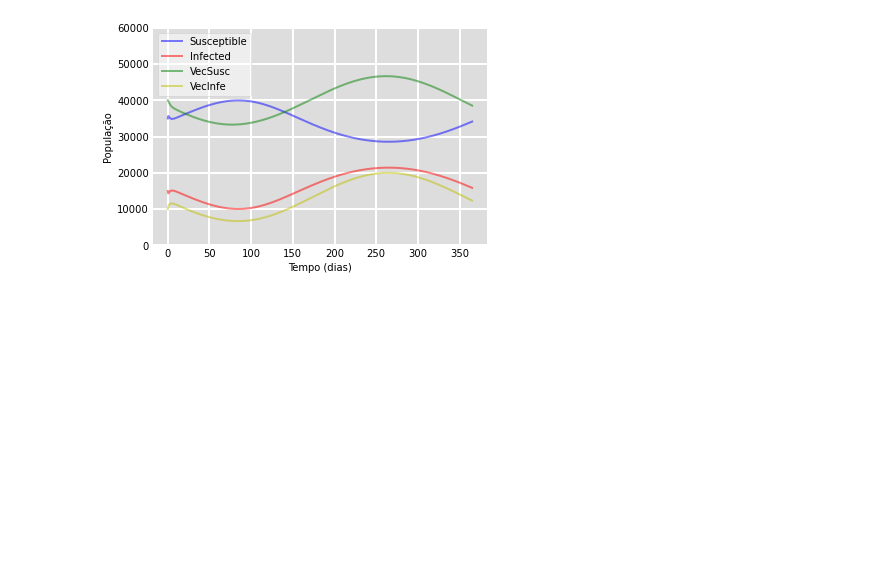
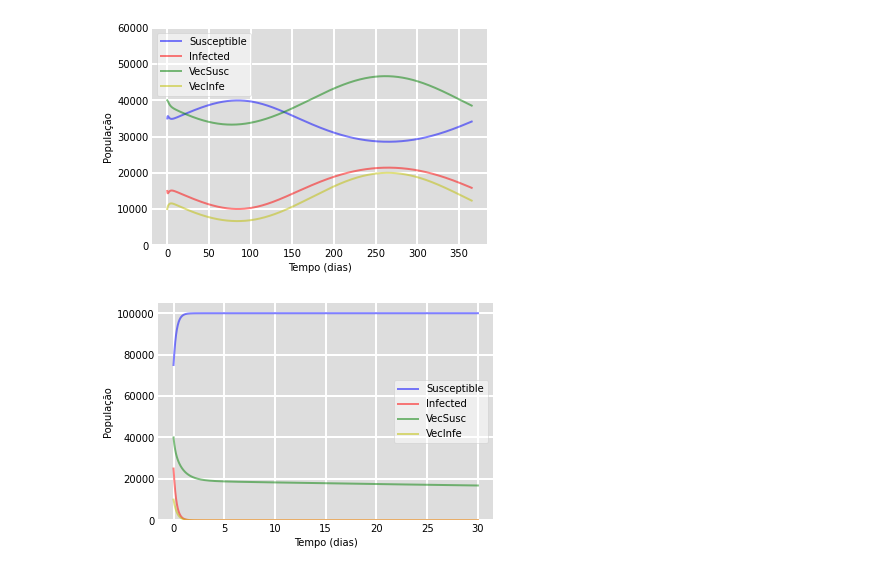
Before and after one commit to Bissiatti/Modelagem-Bio, a Jupyter notebook: plots.ipynb, the cells around one changed output. Cells and saved outputs as stored; diff of their text form; code cells hidden in the pictures; blank space fills up the shorter version.

```diff
--- a/plots.ipynb
+++ b/plots.ipynb
@@ -115,3 +123,67 @@ for spine in ('top', 'right', 'bottom', 'left'):
 plt.show()
 # %% [output]
 [figure]
+# %%
+# Implements cossin function to change the max
+# capacity of mosquitoes in the year
+def k_anual(x):
+    kmax = 100000
+    k0 = 60000
+    dia0 = 80
+    y = math.pi + (x-dia0)*2*math.pi/365
+    return (kmax + k0 + (kmax-k0)*math.cos(y))/2
+
+# Total human population, H.
+H = 100000
+# Initial number of infected humans.
+I0 = 25000
+# susceptible humans initially.
+S0 = H - I0
+
+# Initial number of infected vectors
+VI0 = 10000
+
+# Initial number of suscetible vectors
+VS0 = 40000
+
+# Constants of the model.
+b, a, p, c, q, m_s, m_i, n = 3.6, 1, 0.2, 0.7, 0.1, 3, 3, 4
+
+# A grid of time points (in days)
+t = np.linspace(0, 30, 2000000)
+
+# All of the SI and the SIS models differential equations.
+def derivK(y, t, H, b, a, p, c, q, m_s, m_i, n):
+    S, I, VS, VI = y
+    dSdt = b*I - a*p*VI*S/(S+I)
+    dIdt = a*p*VI*S/(S+I) - b*I
+    dVIdt = -m_i*VI + a*VS*I*c*q/(S+I)
+    dVSdt = n*(k_anual(t) - VS - VI)*(VS+VI)/k_anual(t) - m_s*VS - a*VS*I*c*q/(S+I)
+    return dSdt, dIdt, dVSdt, dVIdt
+
+# Initial conditions vector
+y0 = S0, I0, VS0, VI0
+# Integrate the equations over the time grid, t.
+ret = odeint(derivK, y0, t, args=(H, b, a, p, c, q, m_s, m_i, n))
+S, I, VS, VI = ret.T
+
+# Plot the data on four separate curves for the SI and the SIS models
+fig = plt.figure(facecolor='w')
+ax = fig.add_subplot(111, facecolor='#dddddd', axisbelow=True)
+ax.plot(t, S, 'b', alpha=0.5, lw=2, label='Susceptible')
+ax.plot(t, I, 'r', alpha=0.5, lw=2, label='Infected')
+ax.plot(t, VS, 'g', alpha=0.5, lw=2, label='VecSusc')
+ax.plot(t, VI, 'y', alpha=0.5, lw=2, label='VecInfe')
+ax.set_xlabel('Tempo (dias)')
+ax.set_ylabel('População')
+ax.set_ylim(0,105000)
+ax.yaxis.set_tick_params(length=0)
+ax.xaxis.set_tick_params(length=0)
+ax.grid(b=True, which='major', c='w', lw=2, ls='-')
+legend = ax.legend()
+legend.get_frame().set_alpha(0.5)
+for spine in ('top', 'right', 'bottom', 'left'):
+    ax.spines[spine].set_visible(False)
+plt.show()
+# %% [output]
+[figure, added]
```
Also changed, not shown: parts of 2 cells of this notebook.
